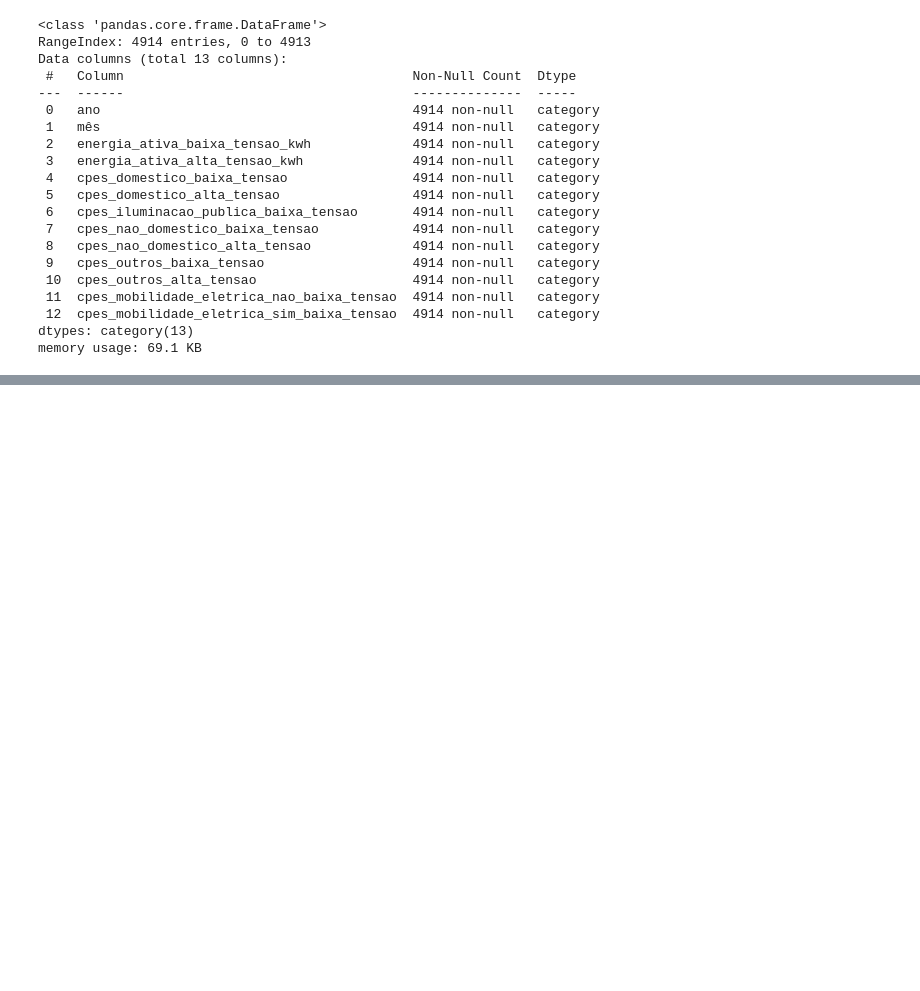
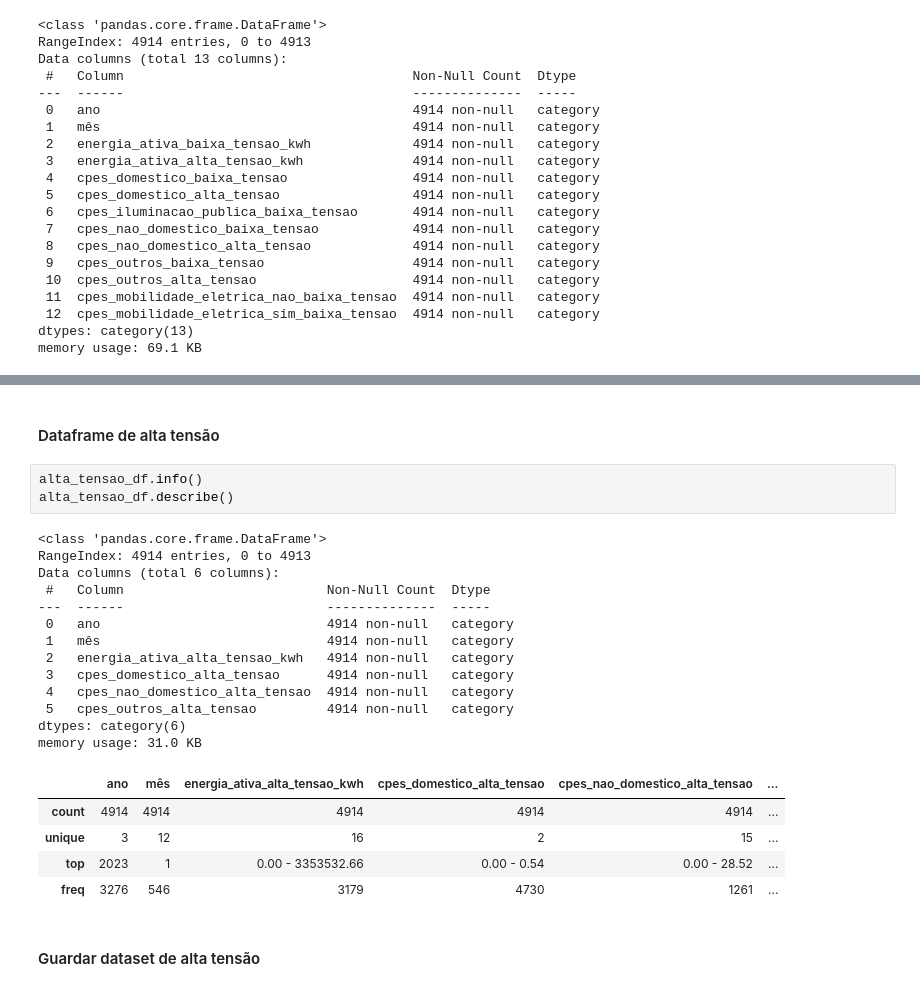
Before and after one commit to kreativermario/Projeto-DECD, a Jupyter notebook: notebooks/data_preparation_categoric.ipynb, the cells around one changed output, grey strips where cells are left out. Cells and saved outputs as stored; diff of their text form; blank space fills up the shorter version.

```diff
--- a/notebooks/data_preparation_categoric.ipynb
+++ b/notebooks/data_preparation_categoric.ipynb
@@ -1102,0 +1246,26 @@ memory usage: 69.1 KB
+# %% [markdown]
+#### Dataframe de alta tensão
+# %%
+alta_tensao_df.info()
+alta_tensao_df.describe()
+# %% [output]
+<class 'pandas.core.frame.DataFrame'>
+RangeIndex: 4914 entries, 0 to 4913
+Data columns (total 6 columns):
+ #   Column                          Non-Null Count  Dtype
+---  ------                          --------------  -----
+ 0   ano                             4914 non-null   category
+ 1   mês                             4914 non-null   category
+ 2   energia_ativa_alta_tensao_kwh   4914 non-null   category
+ 3   cpes_domestico_alta_tensao      4914 non-null   category
+ 4   cpes_nao_domestico_alta_tensao  4914 non-null   category
+ 5   cpes_outros_alta_tensao         4914 non-null   category
+dtypes: category(6)
+memory usage: 31.0 KB
+|  | ano | mês | energia_ativa_alta_tensao_kwh | cpes_domestico_alta_tensao | cpes_nao_domestico_alta_tensao | ... |
+| count | 4914 | 4914 | 4914 | 4914 | 4914 | ... |
+| unique | 3 | 12 | 16 | 2 | 15 | ... |
+| top | 2023 | 1 | 0.00 - 3353532.66 | 0.00 - 0.54 | 0.00 - 28.52 | ... |
+| freq | 3276 | 546 | 3179 | 4730 | 1261 | ... |
+# %% [markdown]
+#### Guardar dataset de alta tensão
```
Also changed, not shown: parts of 39 cells of this notebook, 14 other files.
